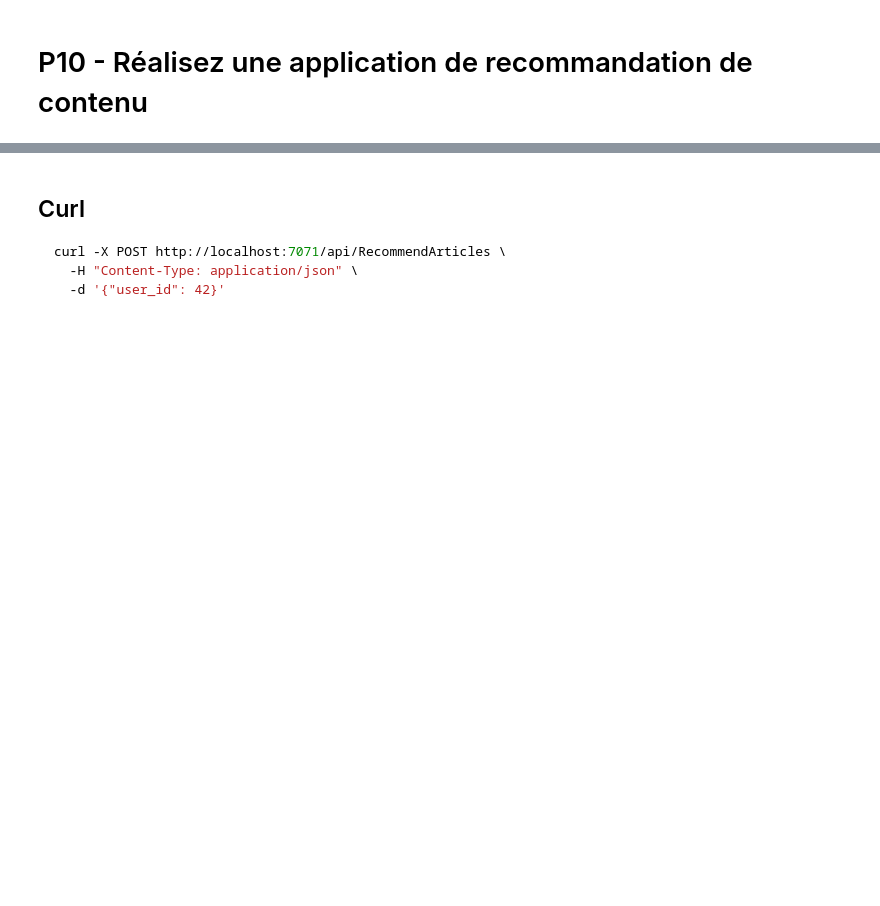
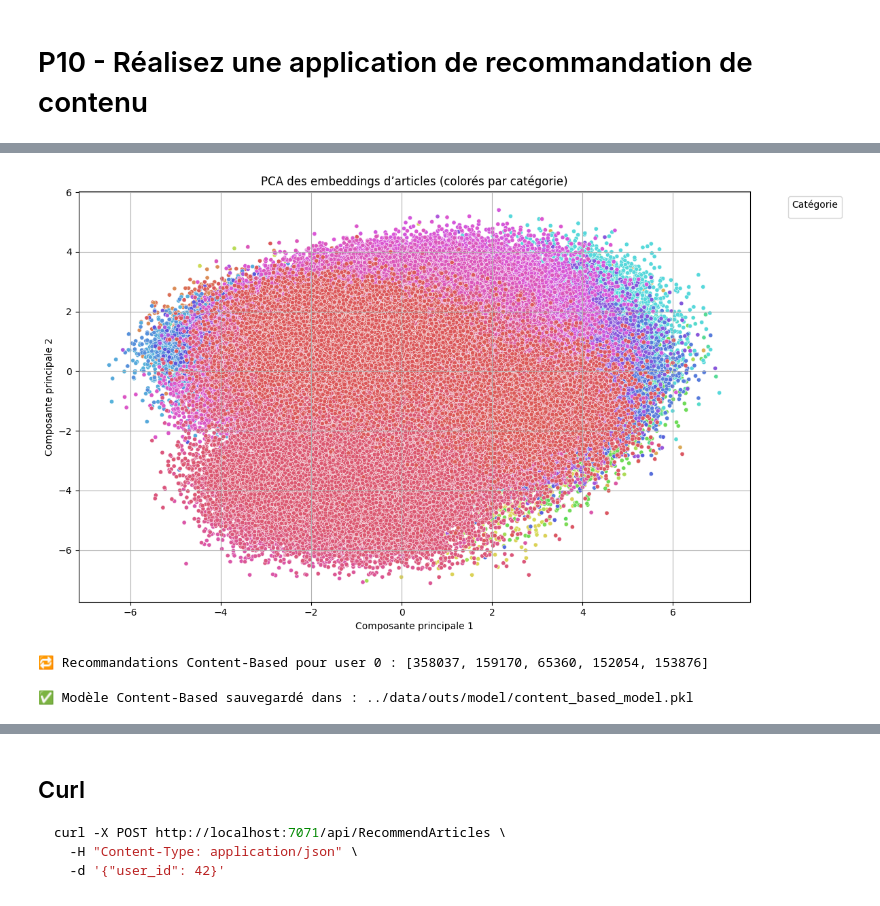
Before and after one commit to brunfla/p10-recommandation-contenu, a Jupyter notebook: notebooks/training.ipynb, the cells around one changed output, grey strips where cells are left out. Drawn from its saved outputs; the diff is of its cells as text; code cells hidden in the pictures; blank space fills up the shorter version.

```diff
--- a/notebooks/training.ipynb
+++ b/notebooks/training.ipynb
@@ -3,6 +3,14 @@
 # %%
 # Parameters
 metadata_path = "../data/deps/articles_metadata.csv"
-output_path = "../data/outs/model/model_svd.pkl"
+
+embeddings_path = "../data/deps/articles_embeddings.pickle"
+
 clicks_path = "../data/deps/clicks_sample.csv"
+
+collaborative_model_path = "../data/outs/model/collaborative_filtering_svd.pkl"
+
+# 📁 Chemin de sauvegarde
+content_based_model_path = "../data/outs/model/content_based_model.pkl"
+
 n_factors = 100  # Exemple de paramètre pour ton modèle SVD
@@ -32,0 +192,43 @@ Nombre d’articles uniques (article_id) : 364047
+# %%
+import pandas as pd
+import pickle
+from sklearn.decomposition import PCA
+from sklearn.metrics import silhouette_score
+import matplotlib.pyplot as plt
+import seaborn as sns
+
+# 🔹 1. Charger les embeddings
+with open(embeddings_path, "rb") as f:
+    embeddings_array = pickle.load(f)
+
+metadata = pd.read_csv(metadata_path)
+
+# 🔧 Créer le DataFrame embeddings
+embedding_columns = [f"embedding_{i}" for i in range(embeddings_array.shape[1])]
+df_embed = pd.DataFrame(embeddings_array, columns=embedding_columns)
+df_embed["article_id"] = metadata["article_id"]
+
+# ✅ Merge des catégories
+df = pd.merge(df_embed, metadata[["article_id", "category_id"]], on="article_id")
+
+# 🔍 Séparer features et labels
+X = df[embedding_columns]
+y = df["category_id"]
+
+# 🔹 3. PCA
+pca = PCA(n_components=2)
+X_reduced = pca.fit_transform(X)
+
+# 🔹 4. Visualisation colorée par catégorie
+plt.figure(figsize=(12, 7))
+palette = sns.color_palette("hls", len(y.unique()))
+sns.scatterplot(x=X_reduced[:, 0], y=X_reduced[:, 1], hue=y, palette=palette, legend=False, s=20)
+plt.title("PCA des embeddings d’articles (colorés par catégorie)")
+plt.xlabel("Composante principale 1")
+plt.ylabel("Composante principale 2")
+plt.legend(title="Catégorie", bbox_to_anchor=(1.05, 1), loc='upper left')
+plt.grid(True)
+plt.tight_layout()
+plt.show()
+# %% [output]
+[figure, added]
@@ -32,0 +283,27 @@ Nombre d’articles uniques (article_id) : 364047
+# %%
+# clicks_df = pd.read_csv("clicks_sample.csv")
+# embeddings_df = df_embed (déjà préparé avec article_id + embeddings)
+
+user_id = 0
+reco = recommend_content_based(user_id, clicks, df_embed)
+print(f"🔁 Recommandations Content-Based pour user {user_id} : {reco}")
+# %% [output]
+🔁 Recommandations Content-Based pour user 0 : [358037, 159170, 65360, 152054, 153876]
+# %%
+import pickle
+import os
+
+os.makedirs(os.path.dirname(content_based_model_path), exist_ok=True)
+
+# 📦 Objet à sauvegarder
+content_model = {
+    "embeddings": df_embed  # DataFrame contenant article_id + embeddings
+}
+
+# 💾 Sauvegarde en pickle
+with open(content_based_model_path, "wb") as f:
+    pickle.dump(content_model, f)
+
+print(f"✅ Modèle Content-Based sauvegardé dans : {content_based_model_path}")
+# %% [output]
+✅ Modèle Content-Based sauvegardé dans : ../data/outs/model/content_based_model.pkl
```
Also changed, not shown: parts of 25 cells of this notebook, 13 other files.
